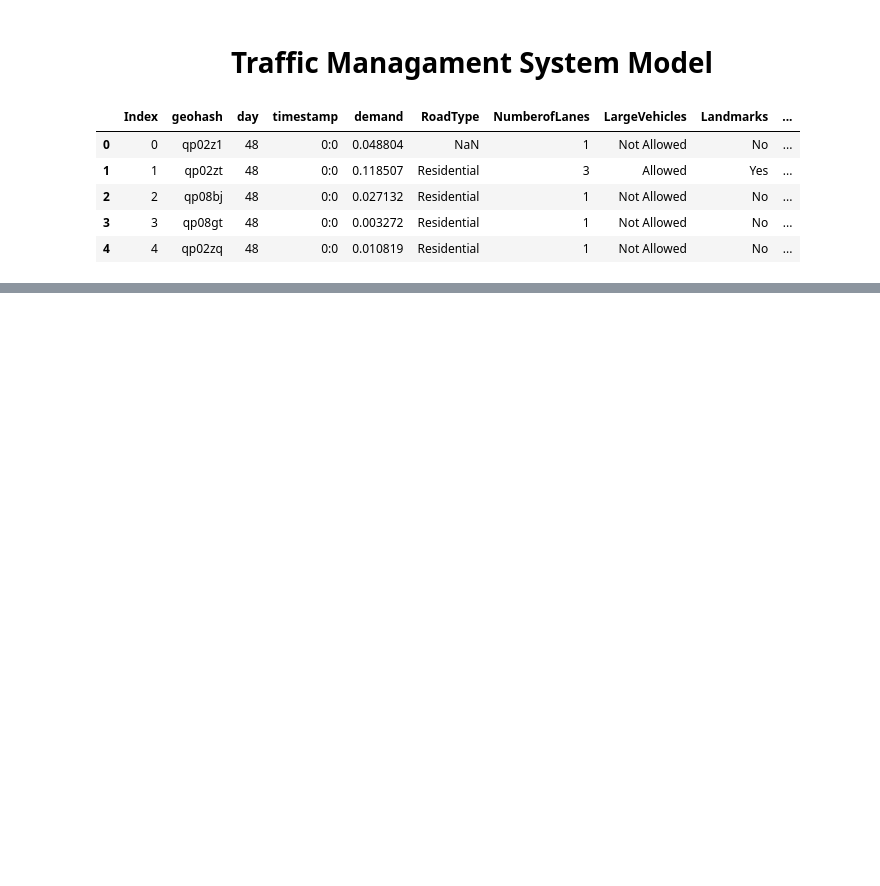
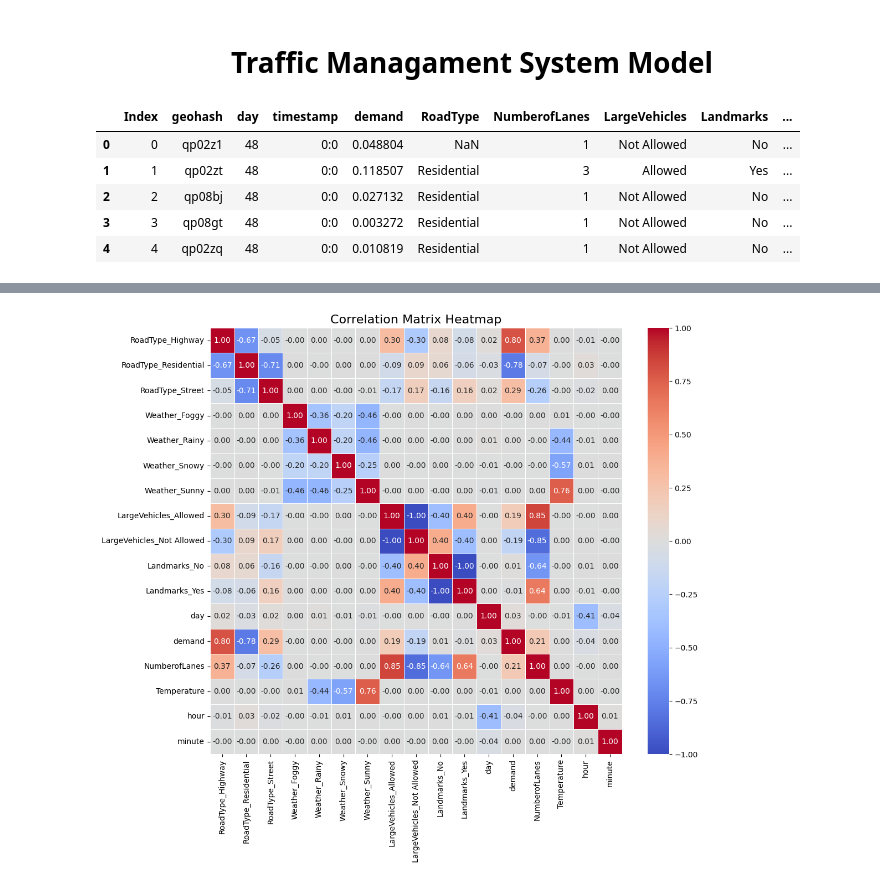
Before and after one commit to rudrapatankar/Linearly_Ascending, a Jupyter notebook: Traffic_prediction.ipynb, the cells around one changed output, grey strips where cells are left out. Drawn from its saved outputs; the diff is of its cells as text; code cells hidden in the pictures; blank space fills up the shorter version.

```diff
--- a/Traffic_prediction.ipynb
+++ b/Traffic_prediction.ipynb
@@ -16,0 +41,18 @@ df_test = pd.read_csv('tesst.csv')
+# %%
+df_train['RoadType']  = df_train['RoadType'].fillna(df_train['RoadType'].mode()[0])
+df_train['Weather']  = df_train['Weather'].fillna(df_train['Weather'].mode()[0])
+df_train['Temperature']  = df_train['Temperature'].fillna(df_train['Temperature'].median())
+# %%
+time_split = df_train['timestamp'].str.split(':', expand=True).astype(int)
+df_train['hour'] = time_split[0]
+df_train['minute'] = time_split[1]
+# %%
+df_train_numeric = df_train[['day','demand','NumberofLanes','Temperature','hour','minute']]
+df_train_cat = df_train[['RoadType','Weather','LargeVehicles','Landmarks']]
+
+encoder = OneHotEncoder(sparse_output=False, handle_unknown='ignore')
+encoder.set_output(transform="pandas")
+df_train_cat = encoder.fit_transform(df_train_cat)
+
+df_train_new = pd.concat([df_train_cat,df_train_numeric], axis=1)
+df_train_new.head()
@@ -16,0 +66,16 @@ df_test = pd.read_csv('tesst.csv')
+# %%
+corr_matrix = df_train_new.corr()
+plt.figure(figsize=(12, 10))
+sns.heatmap(
+    corr_matrix,
+    annot=True,
+    fmt=".2f",
+    cmap="coolwarm",
+    vmin=-1, vmax=1,
+    linewidths=0.5
+)
+
+plt.title("Correlation Matrix Heatmap", fontsize=16)
+plt.show()
+# %% [output]
+[figure, added]
```
Also changed, not shown: parts of 4 cells of this notebook.
